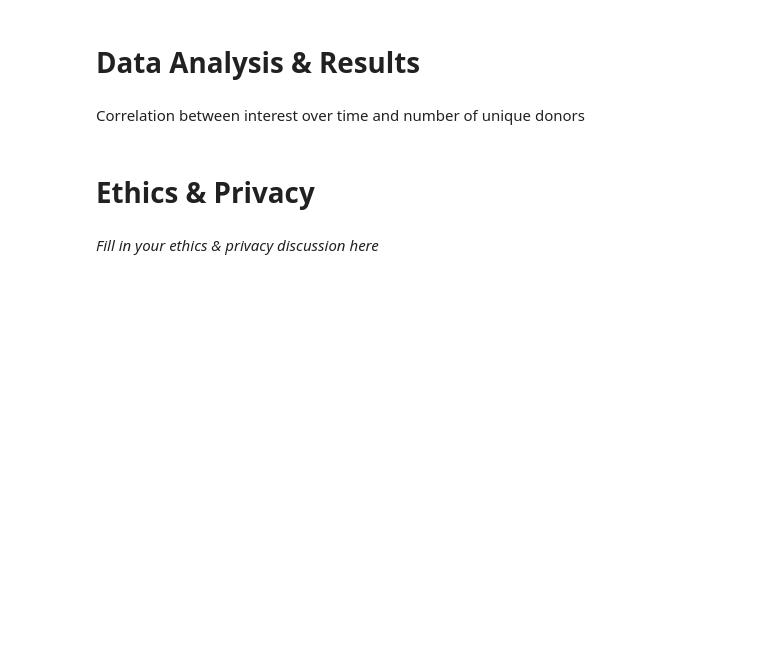
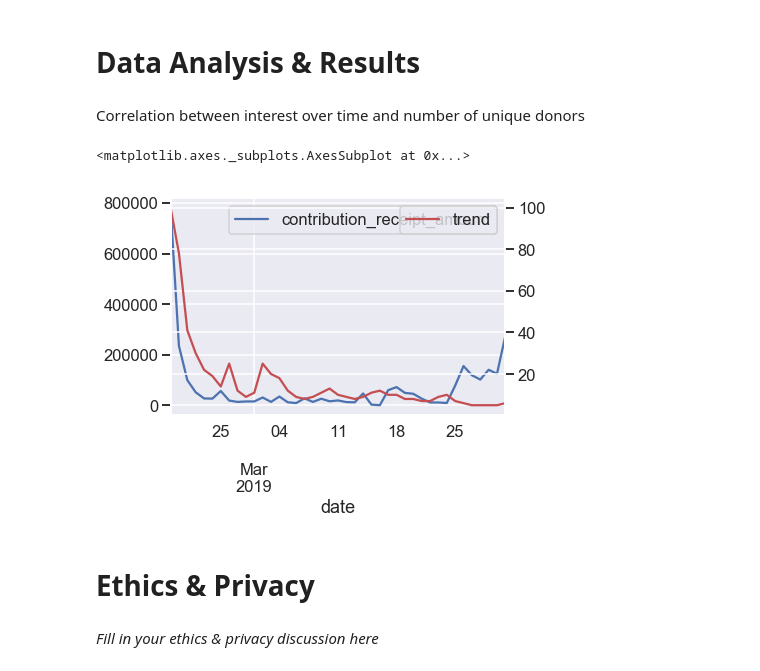
Before and after one commit to kaichinshih/COGS108_PoliticsAddicts, a Jupyter notebook: Final Project.ipynb, the cells around one changed output. Drawn from its saved outputs; the diff is of its cells as text; code cells hidden in the pictures; blank space fills up the shorter version.

```diff
--- a/Final Project.ipynb
+++ b/Final Project.ipynb
@@ -74,9 +74,9 @@ pd.set_option('precision', 2)
 # %% [markdown]
 # Data Cleaning
 # %%
-df_bernieTrend = pd.read_csv('bernietrend.csv')
-df_bernieTrend.columns = ['date','trend']
-df_bernieTrend = df_bernieTrend.drop([0], axis = 0)
-df_bernieTrend['trend'] = df_bernieTrend['trend'].apply(pd.to_numeric, errors = 'coerce')
-df_bernieTrend['date'] = df_bernieTrend['date'].astype('datetime64')
+dfBSTrend = pd.read_csv('bernietrend.csv')
+dfBSTrend.columns = ['date','trend']
+dfBSTrend = dfBSTrend.drop([0], axis = 0)
+dfBSTrend['trend'] = dfBSTrend['trend'].apply(pd.to_numeric, errors = 'coerce')
+dfBSTrend['date'] = dfBSTrend['date'].astype('datetime64')
 # %%
@@ -105,6 +107,15 @@ df_bernieTotalDonors.plot()
 # Data Analysis & Results
 # %% [markdown]
 Correlation between interest over time and number of unique donors
+# %%
+merged = (pd.merge(dfBSAmount, dfBSTrend, how='outer', on='date'))
+merged = merged.dropna()
+ax = merged.plot('date','contribution_receipt_amount')
+ax1 = ax.twinx()
+merged.plot('date','trend',ax=ax1, color='r')
+# %% [output]
+<matplotlib.axes._subplots.AxesSubplot at 0x...>
+[figure, added]
 # %% [markdown]
 # Ethics & Privacy
 # %% [markdown]
```
Also changed, not shown: parts of 4 cells of this notebook.
